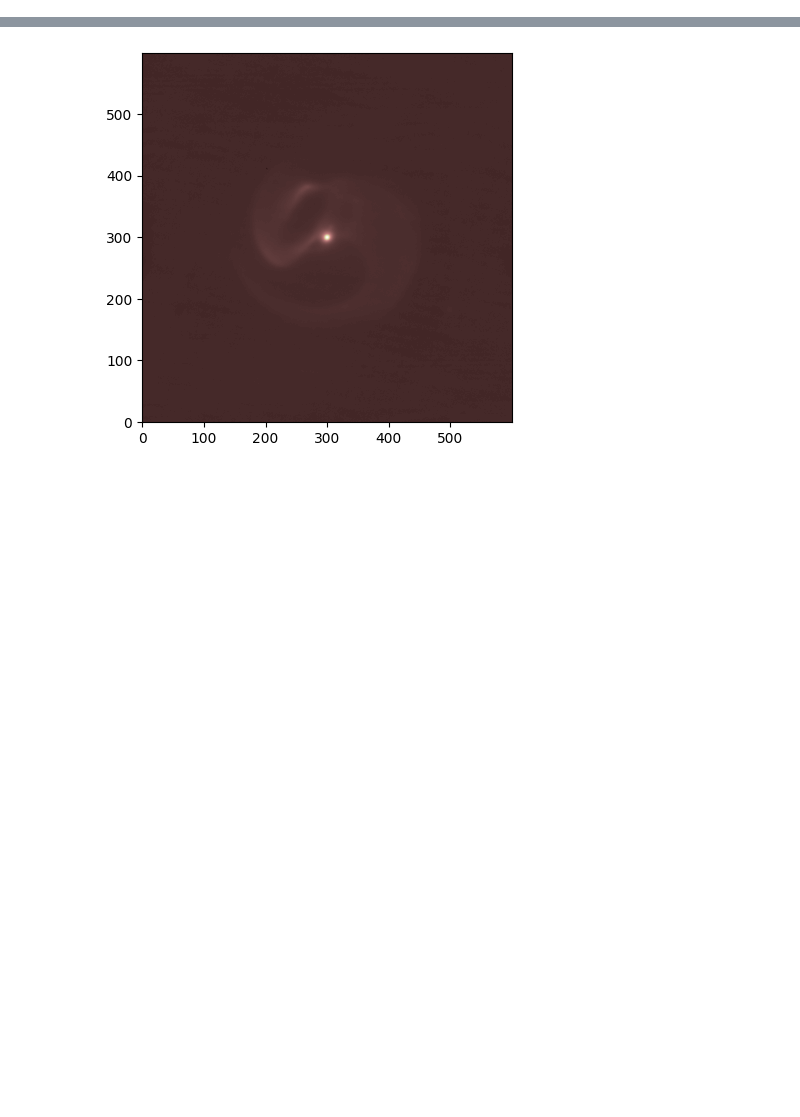
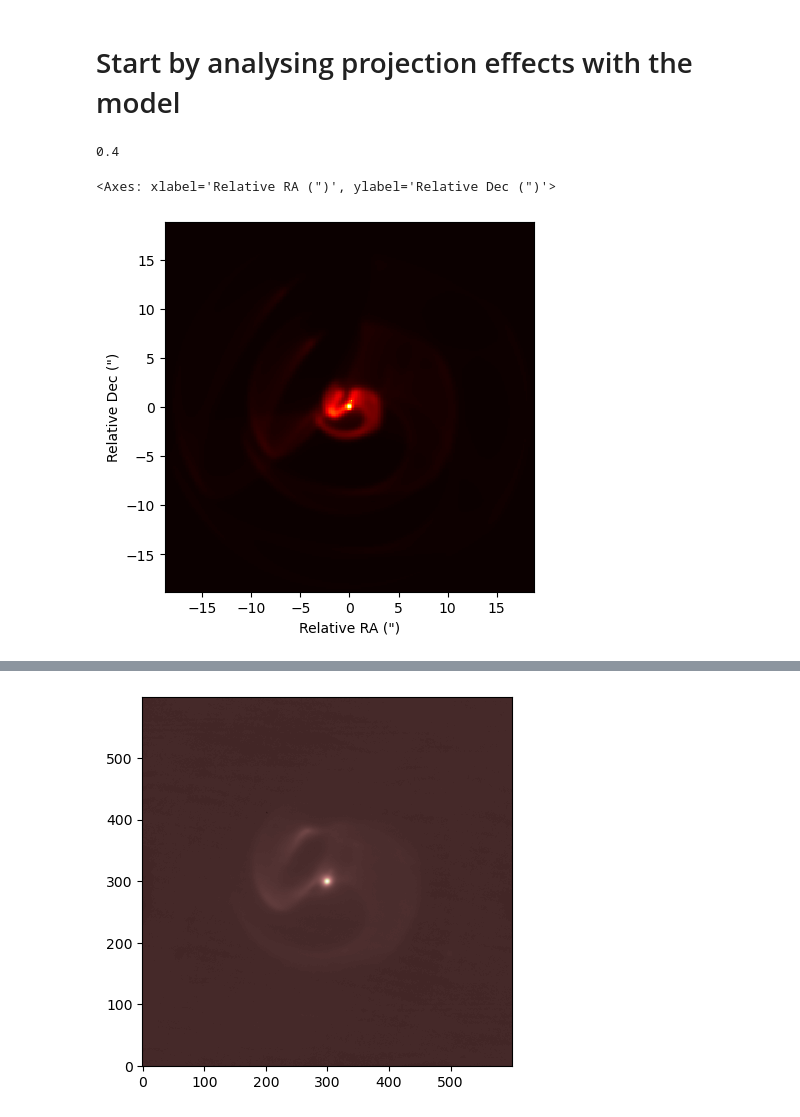
Before and after one commit to ryanwhite1/Wolf-Rayets, a Jupyter notebook: Expansion_Rate_and_Period.ipynb, the cells around one changed output, grey strips where cells are left out. Cells and saved outputs as stored; diff of their text form; code cells hidden in the pictures; blank space fills up the shorter version.

```diff
--- a/Expansion_Rate_and_Period.ipynb
+++ b/Expansion_Rate_and_Period.ipynb
@@ -25,0 +15,21 @@ for i, fname in enumerate(fnames):
+# %% [markdown]
+# Start by analysing projection effects with the model
+# %%
+apep = wrb.apep.copy()
+apep['turn_on'] = -105
+apep['turn_off'] = 140
+apep['gradual_turn'] = 1
+apep['phase'] = 0.4
+print(apep['phase'])
+shells = 3
+model_func = gm.gui_funcs[shells-1]
+
+particles, weights = model_func(apep)
+X, Y, H = gm.smooth_histogram2d(particles, weights, apep)
+# print(time.time() - t1)
+H = gm.add_stars(X[0, :], Y[:, 0], H, apep)
+gm.plot_spiral(X, Y, H)
+# %% [output]
+0.4
+<Axes: xlabel='Relative RA (")', ylabel='Relative Dec (")'>
+[figure, added]
```
Also changed, not shown: parts of 18 cells of this notebook, 1 other file.
